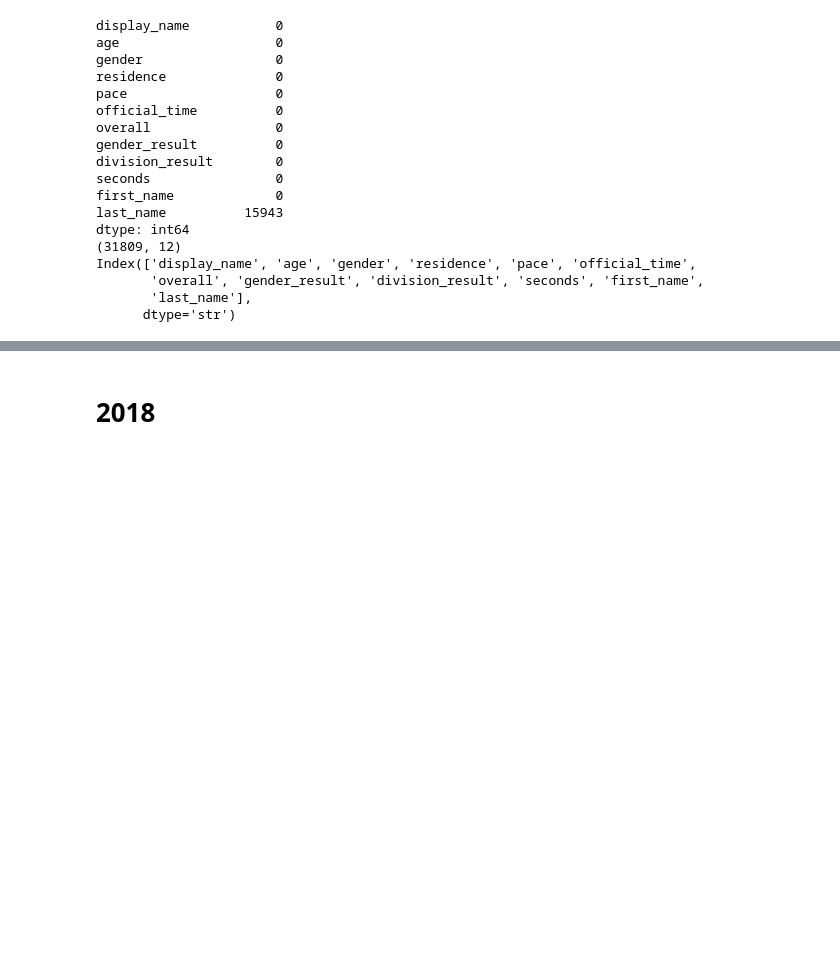
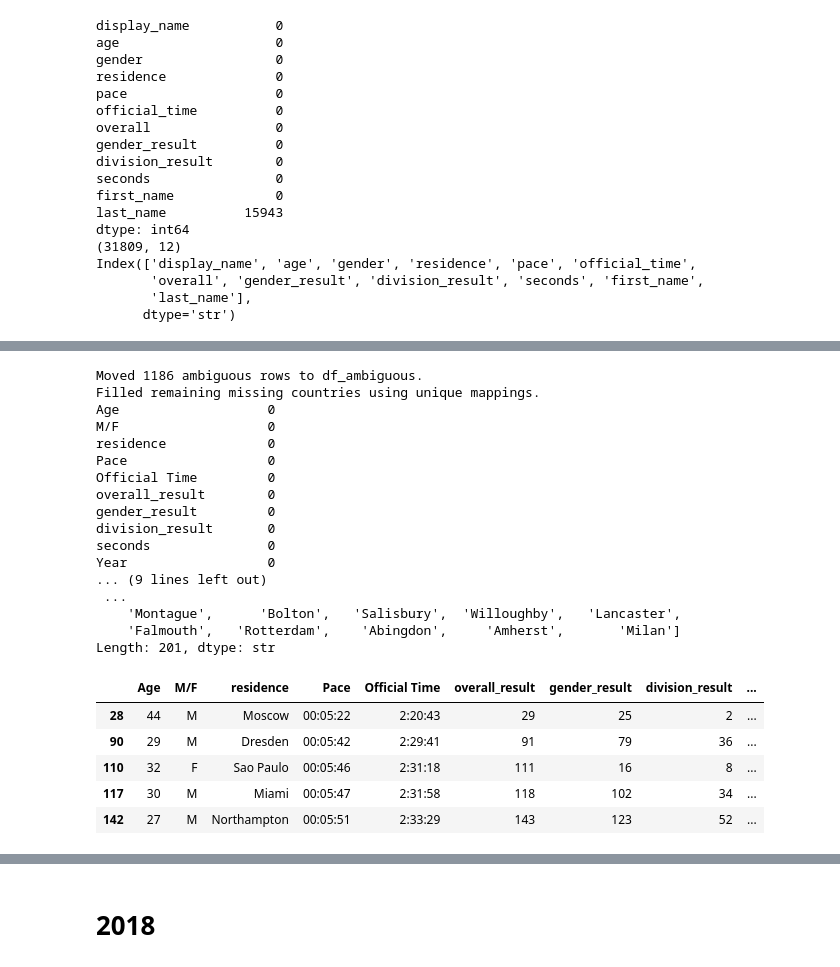
Before and after one commit to Liliu000/BayesianProject, a Jupyter notebook: check_datasets.ipynb, the cells around one changed output, grey strips where cells are left out. Cells and saved outputs as stored; diff of their text form; code cells hidden in the pictures; blank space fills up the shorter version.

```diff
--- a/check_datasets.ipynb
+++ b/check_datasets.ipynb
@@ -80 +147,51 @@ Index(['display_name', 'age', 'gender', 'residence', 'pace', 'official_time',
+# %%
+unique_mapping = df_country_city.drop_duplicates('City', keep=False)
+mapping_dict = unique_mapping.set_index('City')['Country'].to_dict()
+
+# 2. Get the names of cities that appear with multiple countries
+# This uses the 'duplicates' logic you already found
+ambiguous_city_names = df_country_city[df_country_city.duplicated('City', keep=False)]['City'].unique()
+
+# Create a mask for rows with missing countries
+missing_mask = df2014['Country'].isna()
+
+# 3. Separate rows where the city exists but has multiple possible countries
+df_ambiguous = df2014[missing_mask & df2014['City'].isin(ambiguous_city_names)].copy()
+
+# (Optional) Remove these from the main dataframe so you don't process them twice
+# df2014 = df2014[~(missing_mask & df2014['City'].isin(ambiguous_city_names))]
+
+# 4. Map the unique countries to the missing values
+df2014.loc[missing_mask, 'Country'] = df2014.loc[missing_mask, 'Country'].fillna(df2014['City'].map(mapping_dict))
+
+print(f"Moved {len(df_ambiguous)} ambiguous rows to df_ambiguous.")
+print(f"Filled remaining missing countries using unique mappings.")
+
+print(df2014.isna().sum())
+print(len(df_ambiguous['City'].unique()), "ambiguous city names:", df_ambiguous['City'].unique())
+df_ambiguous.head()
+# %% [output]
+Moved 1186 ambiguous rows to df_ambiguous.
+Filled remaining missing countries using unique mappings.
+Age                   0
+M/F                   0
+residence             0
+Pace                  0
+Official Time         0
+overall_result        0
+gender_result         0
+division_result       0
+seconds               0
+Year                  0
+... (9 lines left out)
+ ...
+    'Montague',      'Bolton',   'Salisbury',  'Willoughby',   'Lancaster',
+    'Falmouth',   'Rotterdam',    'Abingdon',     'Amherst',       'Milan']
+Length: 201, dtype: str
+|  | Age | M/F | residence | Pace | Official Time | overall_result | gender_result | division_result | ... |
+| 28 | 44 | M | Moscow | 00:05:22 | 2:20:43 | 29 | 25 | 2 | ... |
+| 90 | 29 | M | Dresden | 00:05:42 | 2:29:41 | 91 | 79 | 36 | ... |
+| 110 | 32 | F | Sao Paulo | 00:05:46 | 2:31:18 | 111 | 16 | 8 | ... |
+| 117 | 30 | M | Miami | 00:05:47 | 2:31:58 | 118 | 102 | 34 | ... |
+| 142 | 27 | M | Northampton | 00:05:51 | 2:33:29 | 143 | 123 | 52 | ... |
 # %%
```
Also changed, not shown: parts of 19 cells of this notebook, 12 other files.
